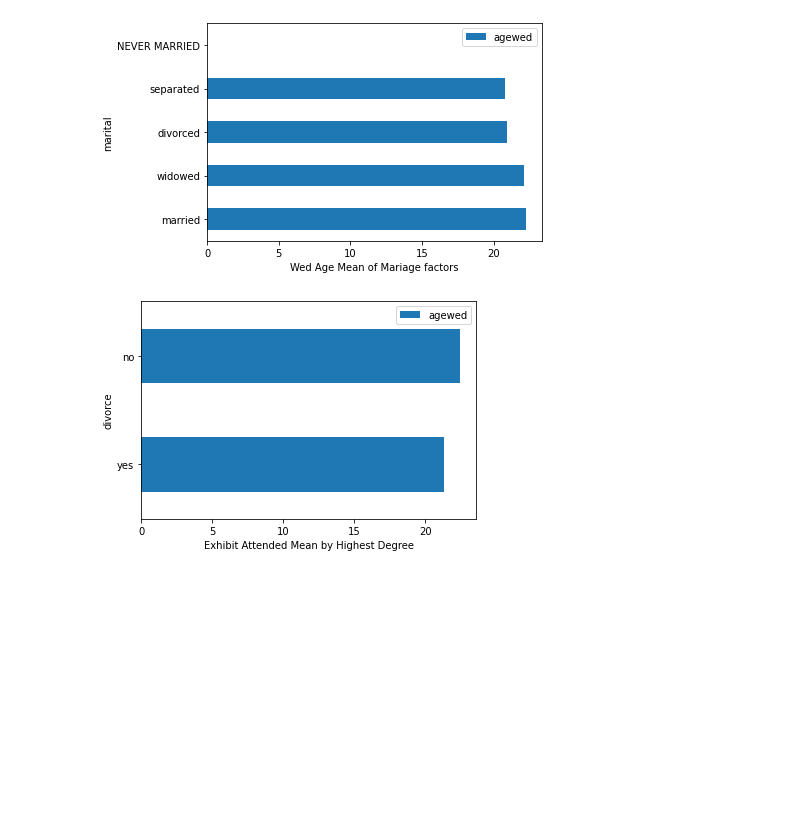
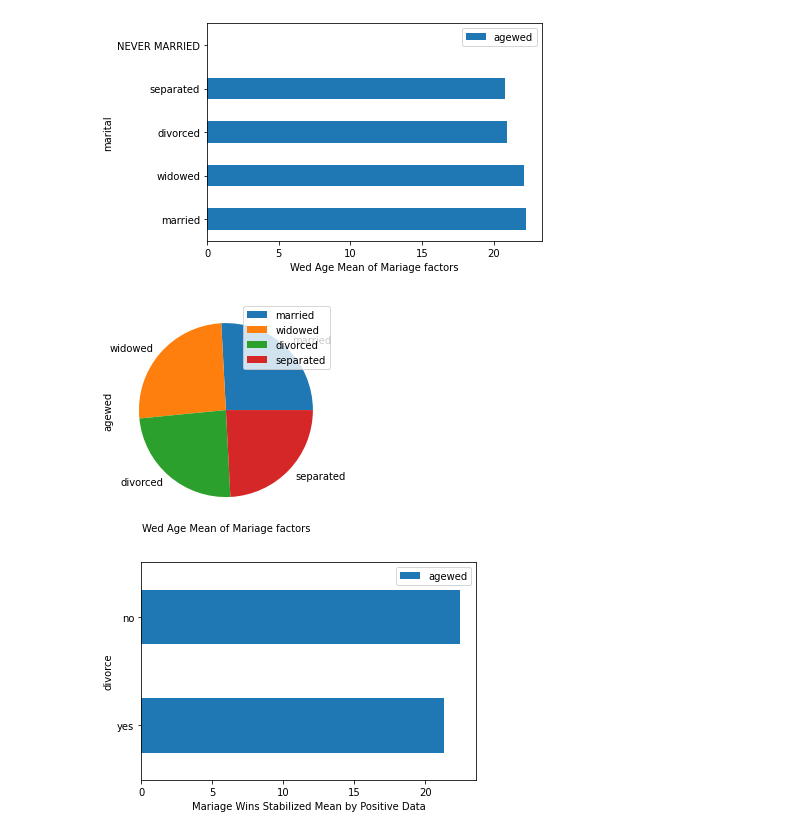
Before and after one commit to dlb007/Vox, a Jupyter notebook: Assignment # 9xx.ipynb, the cells around one changed output. Drawn from its saved outputs; the diff is of its cells as text; code cells hidden in the pictures; blank space fills up the shorter version.

```diff
--- a/Assignment # 9xx.ipynb
+++ b/Assignment # 9xx.ipynb
@@ -171,9 +173,19 @@ plt.xlabel('Wed Age Mean of Mariage factors')
 plt.legend();
 # %% [output]
 [figure]
+# %%
+df['relig'] = df['relig'].replace(['No', 'Yes'], [0, 1])
+df['divorce'] = df['divorce'].replace(['No', 'Yes'], [0, 1])
+df.head()
+
+df.groupby('marital')['agewed'].mean().plot(kind='pie')
+plt.xlabel('Wed Age Mean of Mariage factors')
+plt.legend();
+# %% [output]
+[figure, added]
 # %%
 df.groupby('divorce')['agewed'].mean().plot(kind='barh')
 plt.xlabel('Mariage Wins Stabilized Mean by Positive Data')
 plt.legend();
 # %% [output]
-[figure, old version]
+[figure, new version]
```
Also changed, not shown: parts of 9 cells of this notebook.
